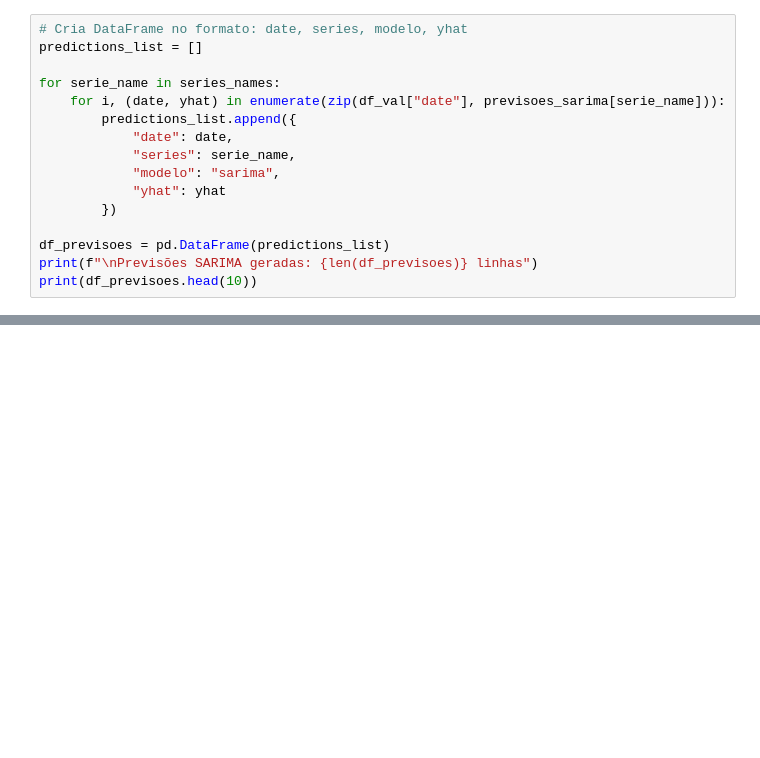
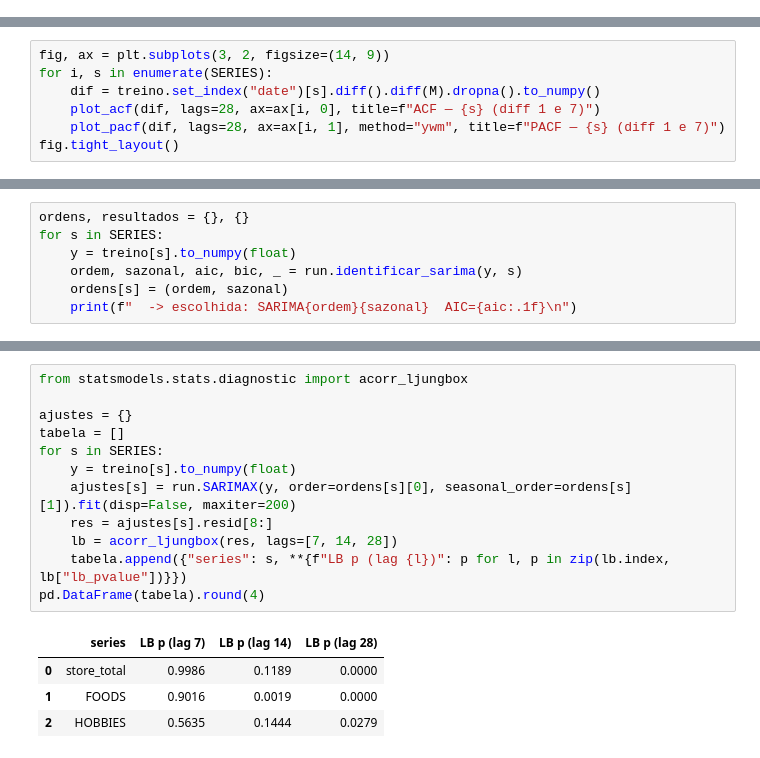
Before and after one commit to JaimeWillianCarneiro/Series-Temporais-G5, a Jupyter notebook: src/entrega_1/03_arima_sarima.ipynb, the cells around one changed output, grey strips where cells are left out. Cells and saved outputs as stored; diff of their text form; blank space fills up the shorter version.

```diff
--- a/src/entrega_1/03_arima_sarima.ipynb
+++ b/src/entrega_1/03_arima_sarima.ipynb
@@ -207,16 +0,0 @@ HOBBIES: min=434, max=617, mean=499
-# %%
-# Cria DataFrame no formato: date, series, modelo, yhat
-predictions_list = []
-
-for serie_name in series_names:
-    for i, (date, yhat) in enumerate(zip(df_val["date"], previsoes_sarima[serie_name])):
-        predictions_list.append({
-            "date": date,
-            "series": serie_name,
-            "modelo": "sarima",
-            "yhat": yhat
-        })
-
-df_previsoes = pd.DataFrame(predictions_list)
-print(f"\nPrevisões SARIMA geradas: {len(df_previsoes)} linhas")
-print(df_previsoes.head(10))
@@ -373,0 +37,7 @@ df_metricas_sarima.to_csv(
+# %%
+fig, ax = plt.subplots(3, 2, figsize=(14, 9))
+for i, s in enumerate(SERIES):
+    dif = treino.set_index("date")[s].diff().diff(M).dropna().to_numpy()
+    plot_acf(dif, lags=28, ax=ax[i, 0], title=f"ACF — {s} (diff 1 e 7)")
+    plot_pacf(dif, lags=28, ax=ax[i, 1], method="ywm", title=f"PACF — {s} (diff 1 e 7)")
+fig.tight_layout()
@@ -373,0 +50,7 @@ df_metricas_sarima.to_csv(
+# %%
+ordens, resultados = {}, {}
+for s in SERIES:
+    y = treino[s].to_numpy(float)
+    ordem, sazonal, aic, bic, _ = run.identificar_sarima(y, s)
+    ordens[s] = (ordem, sazonal)
+    print(f"  -> escolhida: SARIMA{ordem}{sazonal}  AIC={aic:.1f}\n")
@@ -373,0 +79,17 @@ df_metricas_sarima.to_csv(
+# %%
+from statsmodels.stats.diagnostic import acorr_ljungbox
+
+ajustes = {}
+tabela = []
+for s in SERIES:
+    y = treino[s].to_numpy(float)
+    ajustes[s] = run.SARIMAX(y, order=ordens[s][0], seasonal_order=ordens[s][1]).fit(disp=False, maxiter=200)
+    res = ajustes[s].resid[8:]
+    lb = acorr_ljungbox(res, lags=[7, 14, 28])
+    tabela.append({"series": s, **{f"LB p (lag {l})": p for l, p in zip(lb.index, lb["lb_pvalue"])}})
+pd.DataFrame(tabela).round(4)
+# %% [output]
+|  | series | LB p (lag 7) | LB p (lag 14) | LB p (lag 28) |
+| 0 | store_total | 0.9986 | 0.1189 | 0.0000 |
+| 1 | FOODS | 0.9016 | 0.0019 | 0.0000 |
+| 2 | HOBBIES | 0.5635 | 0.1444 | 0.0279 |
```
Also changed, not shown: parts of 38 cells of this notebook, 6 other files.
